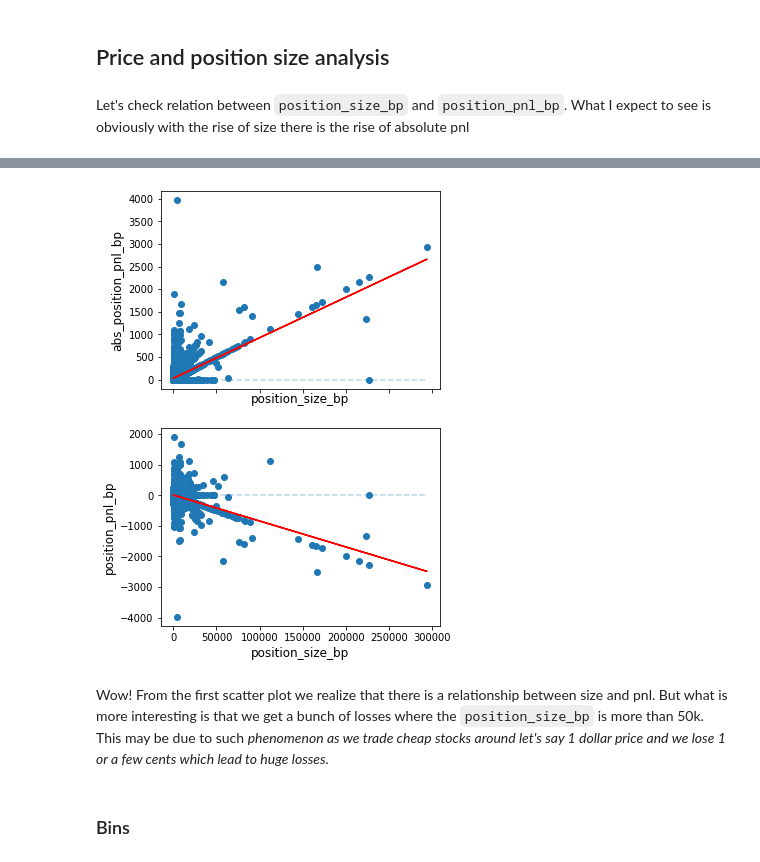
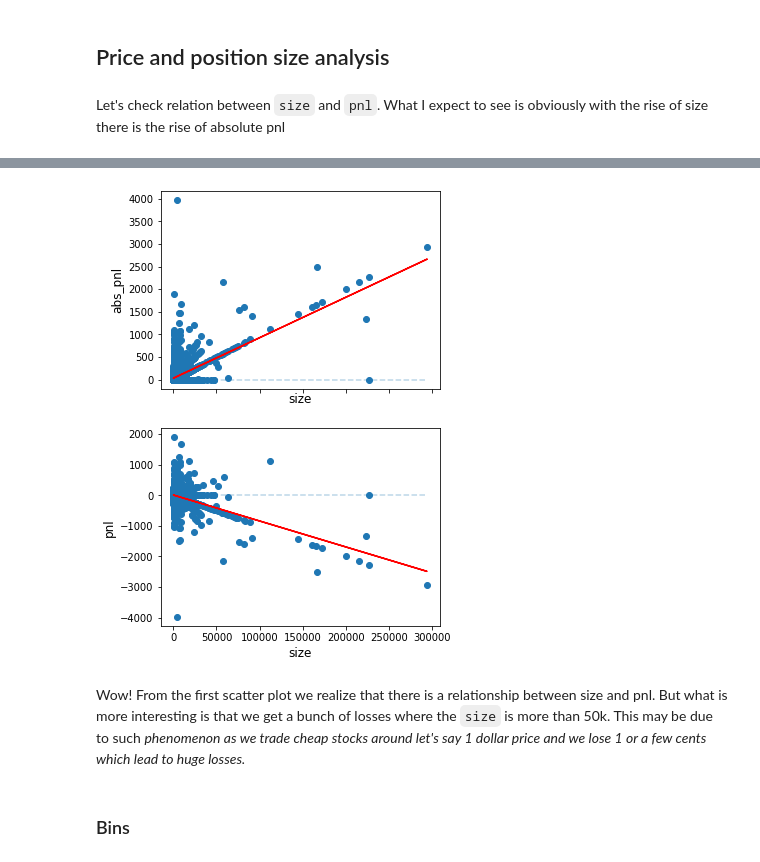
Before and after one commit to avoytkiv/moc_imbalance_flip, a Jupyter notebook: research/results.ipynb, the cells around one changed output, grey strips where cells are left out. Saved outputs shown, nothing was run; the diff lists cells and outputs as text; code cells hidden in the pictures.

```diff
--- a/research/results.ipynb
+++ b/research/results.ipynb
@@ -124,6 +145,8 @@ The cheapest stock `open_price` was at 12 cents and the most expensive at 499 do
-# %%
-# Add absolute columns
-df[['abs_deltaImbPct', 'abs_imbBeforeReversePct', 'abs_imbAfterReversePct', 'abs_position_pnl_bp', 'abs_delta_move']] = df[['deltaImbPct', 'imbBeforeReversePct', 'imbAfterReversePct', 'position_pnl_bp', 'delta_move']].apply(lambda column: abs(column), axis=0)
+# %%
+# Add absolute columns
+columns = ['deltaImbPct', 'imbBeforeReversePct', 'imbAfterReversePct', 'pnl', 'delta_move']
+abs_columns = ['abs_' + str(col) for col in columns]
+df[abs_columns] = df[columns].abs()
 # %% [markdown]
 ## Commissions <a class="anchor" id="third-bullet"></a>
 # %% [markdown]
@@ -142,16 +165,16 @@ Clr = 0.00032 * Shares
 Ticket = 0.4$ for side (each symbol).
 # %%
 # Commissions
-df['Comm'] = df['position_size_bp'] * 0.0004
-df['Ecn Remove entry'] = df['position_size_bp'] * 0.00375
-df['Ecn Remove exit'] = np.where(df['close_status'] == 'market', df['position_size_bp'] * 0.00375, df['position_size_bp'] * 0.001)
+df['Comm'] = df['size'] * 0.0004
+df['Ecn Remove entry'] = df['size'] * 0.00375
+df['Ecn Remove exit'] = np.where(df['close_status'] == 'market', df['size'] * 0.00375, df['size'] * 0.001)
 df['Ecn Fee'] = df['Ecn Remove entry'] + df['Ecn Remove exit']
-df['Sec'] = np.where(df['direction'] == 'Short', df['position_size_bp'] * 0.0000221, 0.0)
-df['Clr'] = df['position_size_bp'] * 0.00032
+df['Sec'] = np.where(df['direction'] == 'Short', df['size'] * 0.0000221, 0.0)
+df['Clr'] = df['size'] * 0.00032
 df['Ticket'] = 0.8
 df['Fees'] = df['Comm'] + df['Ecn Fee'] + df['Sec'] + df['Clr'] + df['Ticket']
 # Net Pnl
-df['position_pnl_bp_net'] = df['position_pnl_bp'] - df['Fees']
+df['pnl_net'] = df['pnl'] - df['Fees']
 # %% [markdown]
 First glance at results.
 # %% [markdown]
@@ -179,13 +202,13 @@ k = 4
 for i in range(1, k):
     df['spread_at_open_%d' % i] = df['spread_at_open'] * i
     df['delta_move_%d' % i] = df['delta_move'] - df['spread_at_open_%d' % i]
-    df['position_pnl_bp_net_%d' % i] = df['delta_move_%d' % i] * df['position_size_bp']
+    df['pnl_net_%d' % i] = df['delta_move_%d' % i] * df['size']
 # %% [markdown]
 ## Price and position size analysis <a class="anchor" id="fourth-bullet"></a>
 # %% [markdown]
-Let's check relation between `position_size_bp` and `position_pnl_bp`. What I expect to see is obviously with the rise of size there is the rise of absolute pnl
+Let's check relation between `size` and `pnl`. What I expect to see is obviously with the rise of size there is the rise of absolute pnl
 # %%
 fig, (ax1, ax2) = plt.subplots(2, 1, sharex=True, figsize=(5,8))
-plot_scatter(df, ax1, 'position_size_bp', 'abs_position_pnl_bp')
-plot_scatter(df, ax2, 'position_size_bp', 'position_pnl_bp')
+plot_scatter(df, ax1, 'size', 'abs_pnl')
+plot_scatter(df, ax2, 'size', 'pnl')
 # %% [output]
@@ -194,6 +217,6 @@ r_sqr value: 0.24838027935335294
-[figure, old version]
+[figure, new version]
 # %% [markdown]
-Wow! From the first scatter plot we realize that there is a relationship between size and pnl. But what is more interesting is that we get a bunch of losses where the `position_size_bp` is more than 50k. This may be due to such *phenomenon as we trade cheap stocks around let's say 1 dollar price and we lose 1 or a few cents which lead to huge losses.*
+Wow! From the first scatter plot we realize that there is a relationship between size and pnl. But what is more interesting is that we get a bunch of losses where the `size` is more than 50k. This may be due to such *phenomenon as we trade cheap stocks around let's say 1 dollar price and we lose 1 or a few cents which lead to huge losses.*
 # %% [markdown]
 ### Bins <a class="anchor" id="fourth-bullet-bins"></a>
 # %% [markdown]
```
Also changed, not shown: parts of 40 cells of this notebook.
